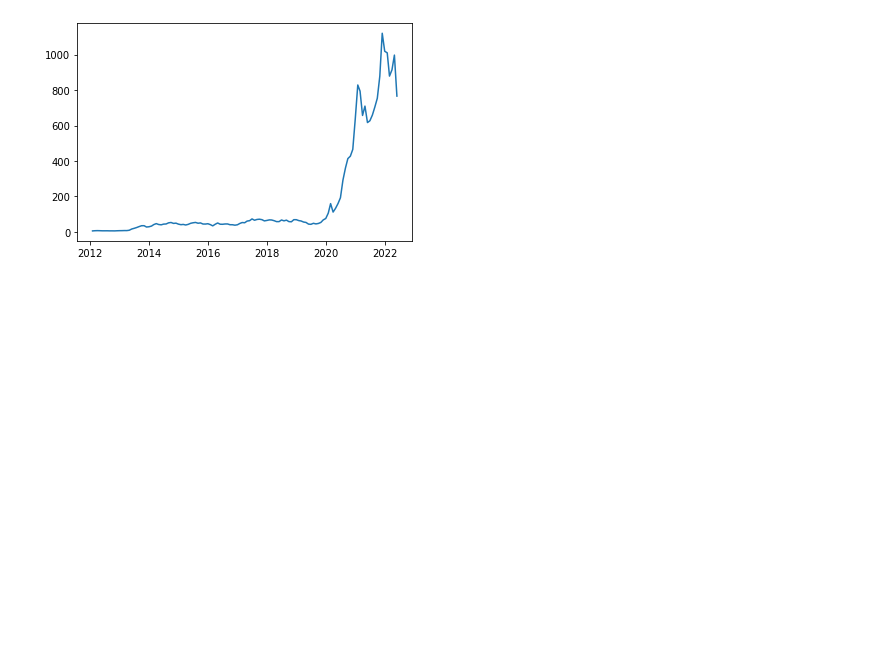
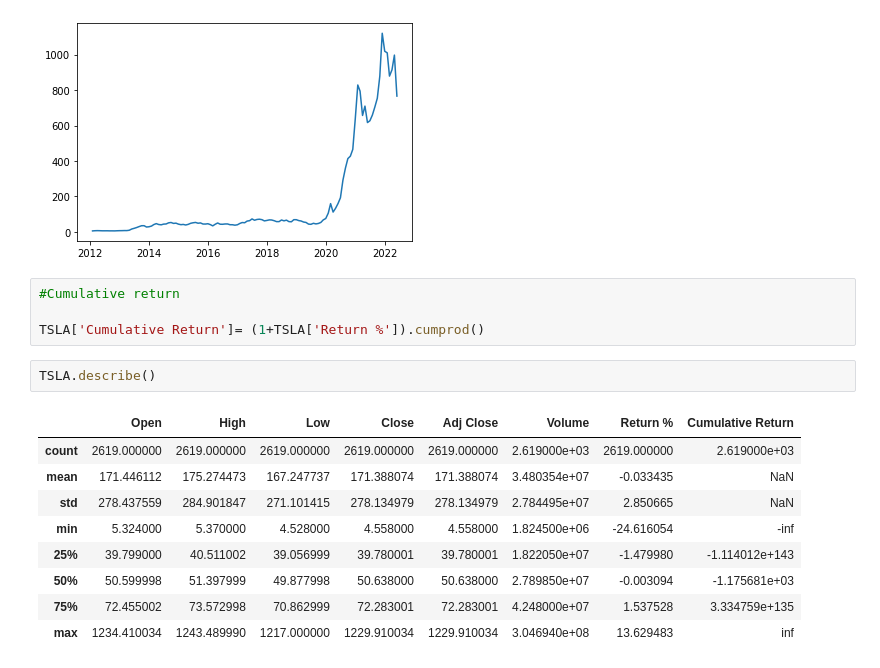
Before and after one commit to shifeng1106/Exploratary-Data-Analysis, a Jupyter notebook: yahoo-finance-stock-data-extraction.ipynb, the cells around one changed output. Cells and saved outputs as stored; diff of their text form; blank space fills up the shorter version.

```diff
--- a/yahoo-finance-stock-data-extraction.ipynb
+++ b/yahoo-finance-stock-data-extraction.ipynb
@@ -160,3 +160,19 @@ plt.plot(Monthly['Close'])
 # %% [output]
 [<matplotlib.lines.Line2D at 0x...>]
 [figure]
+# %%
+#Cumulative return
+
+TSLA['Cumulative Return']= (1+TSLA['Return %']).cumprod()
+# %%
+TSLA.describe()
+# %% [output]
+|  | Open | High | Low | Close | Adj Close | Volume | Return % | Cumulative Return |
+| count | 2619.000000 | 2619.000000 | 2619.000000 | 2619.000000 | 2619.000000 | 2.619000e+03 | 2619.000000 | 2.619000e+03 |
+| mean | 171.446112 | 175.274473 | 167.247737 | 171.388074 | 171.388074 | 3.480354e+07 | -0.033435 | NaN |
+| std | 278.437559 | 284.901847 | 271.101415 | 278.134979 | 278.134979 | 2.784495e+07 | 2.850665 | NaN |
+| min | 5.324000 | 5.370000 | 4.528000 | 4.558000 | 4.558000 | 1.824500e+06 | -24.616054 | -inf |
+| 25% | 39.799000 | 40.511002 | 39.056999 | 39.780001 | 39.780001 | 1.822050e+07 | -1.479980 | -1.114012e+143 |
+| 50% | 50.599998 | 51.397999 | 49.877998 | 50.638000 | 50.638000 | 2.789850e+07 | -0.003094 | -1.175681e+03 |
+| 75% | 72.455002 | 73.572998 | 70.862999 | 72.283001 | 72.283001 | 4.248000e+07 | 1.537528 | 3.334759e+135 |
+| max | 1234.410034 | 1243.489990 | 1217.000000 | 1229.910034 | 1229.910034 | 3.046940e+08 | 13.629483 | inf |
```
Also changed, not shown: parts of 6 cells of this notebook.
